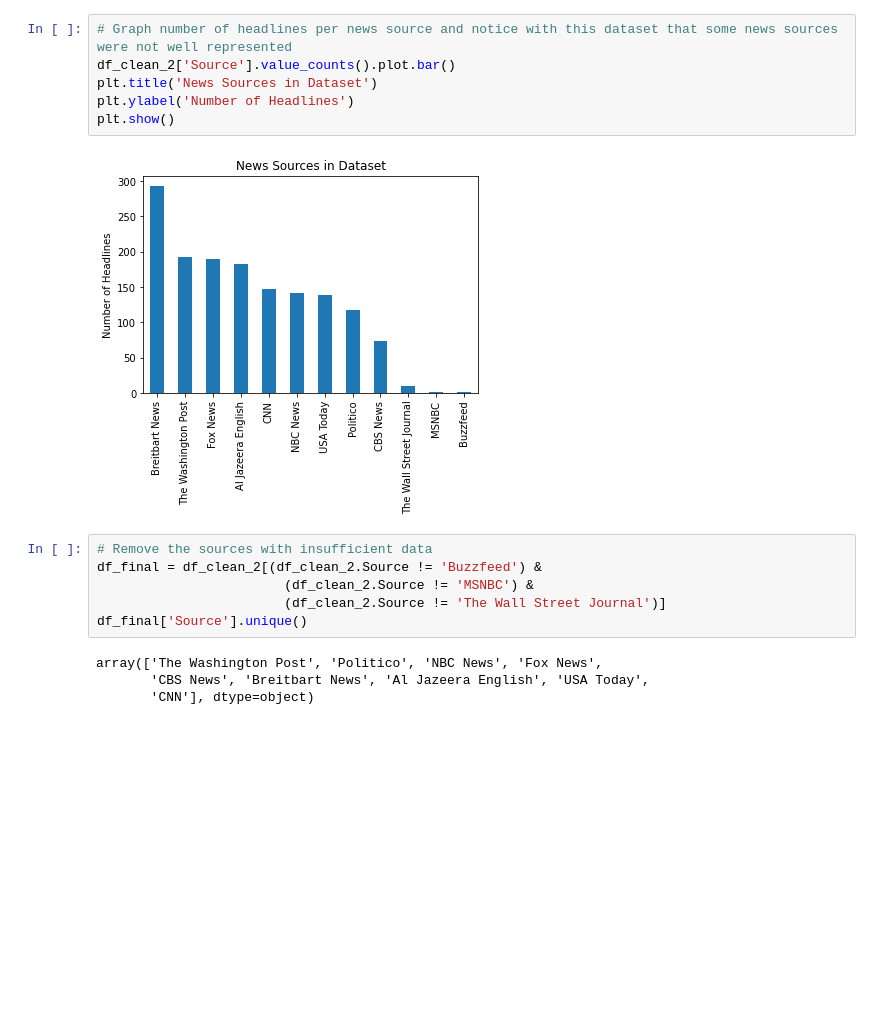
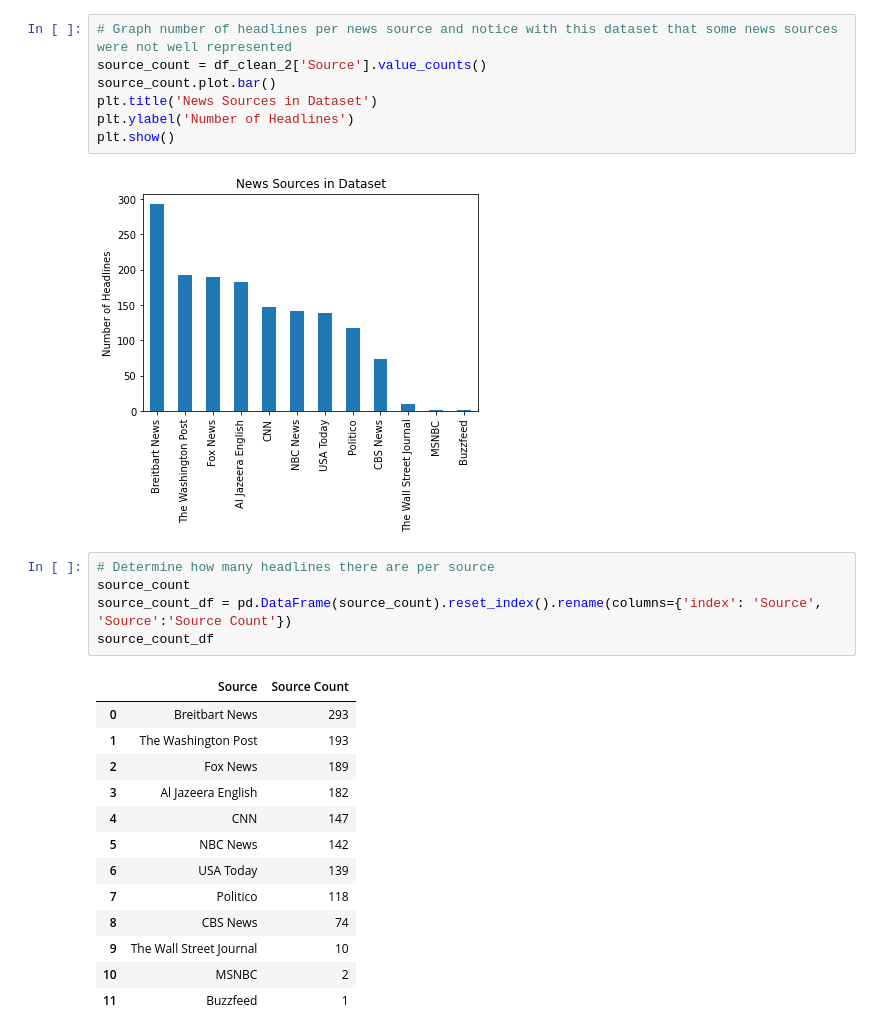
Before and after one commit to James-Ashley/sentiment_analysis, a Jupyter notebook: data_cleaning/data_cleaning.ipynb, the cells around one changed output. Drawn from its saved outputs; the diff is of its cells as text; blank space fills up the shorter version.

```diff
--- a/data_cleaning/data_cleaning.ipynb
+++ b/data_cleaning/data_cleaning.ipynb
@@ -136,19 +136,29 @@ dtype: int64
 ## Review source distribution
 # %%
 # Graph number of headlines per news source and notice with this dataset that some news sources were not well represented
-df_clean_2['Source'].value_counts().plot.bar()
+source_count = df_clean_2['Source'].value_counts()
+source_count.plot.bar()
 plt.title('News Sources in Dataset')
 plt.ylabel('Number of Headlines')
 plt.show()
 # %% [output]
 [figure]
-# %%
-# Remove the sources with insufficient data
-df_final = df_clean_2[(df_clean_2.Source != 'Buzzfeed') &
-                        (df_clean_2.Source != 'MSNBC') &
-                        (df_clean_2.Source != 'The Wall Street Journal')]
-df_final['Source'].unique()
-# %% [output]
-array(['The Washington Post', 'Politico', 'NBC News', 'Fox News',
-       'CBS News', 'Breitbart News', 'Al Jazeera English', 'USA Today',
-       'CNN'], dtype=object)
+# %%
+# Determine how many headlines there are per source
+source_count
+source_count_df = pd.DataFrame(source_count).reset_index().rename(columns={'index': 'Source', 'Source':'Source Count'})
+source_count_df
+# %% [output]
+|  | Source | Source Count |
+| 0 | Breitbart News | 293 |
+| 1 | The Washington Post | 193 |
+| 2 | Fox News | 189 |
+| 3 | Al Jazeera English | 182 |
+| 4 | CNN | 147 |
+| 5 | NBC News | 142 |
+| 6 | USA Today | 139 |
+| 7 | Politico | 118 |
+| 8 | CBS News | 74 |
+| 9 | The Wall Street Journal | 10 |
+| 10 | MSNBC | 2 |
+| 11 | Buzzfeed | 1 |
```
Also changed, not shown: parts of 4 cells of this notebook, 4 other files.
